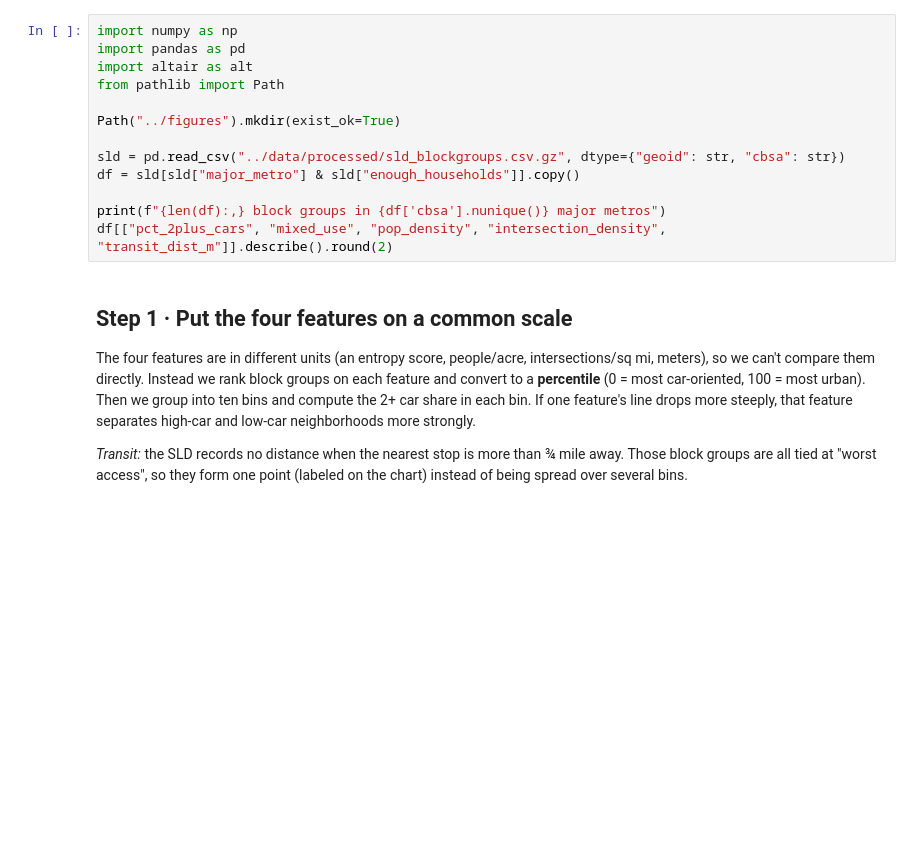
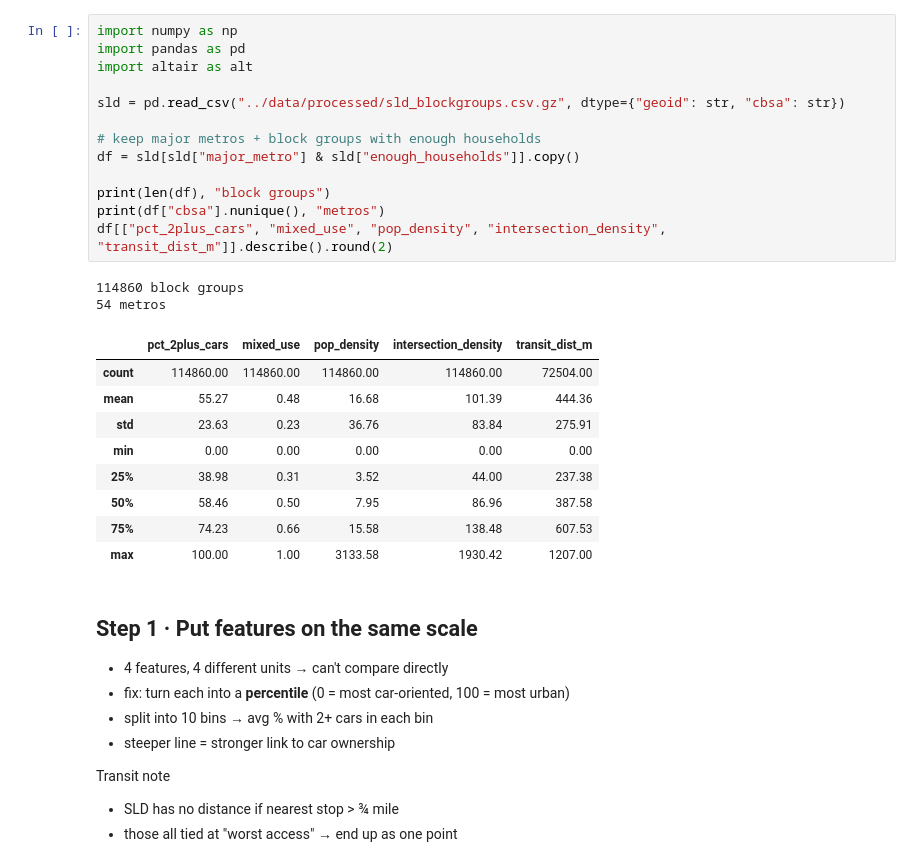
Before and after one commit to schaddha05/DATA23700-Final-Project, a Jupyter notebook: notebooks/01_built_environment_vs_car_ownership.ipynb, the cells around one changed output. Drawn from its saved outputs; the diff is of its cells as text; blank space fills up the shorter version.

```diff
--- a/notebooks/01_built_environment_vs_car_ownership.ipynb
+++ b/notebooks/01_built_environment_vs_car_ownership.ipynb
@@ -14,24 +20,37 @@ and transit access?
 # %%
 import numpy as np
 import pandas as pd
 import altair as alt
-from pathlib import Path
-
-Path("../figures").mkdir(exist_ok=True)
 
 sld = pd.read_csv("../data/processed/sld_blockgroups.csv.gz", dtype={"geoid": str, "cbsa": str})
+
+# keep major metros + block groups with enough households
 df = sld[sld["major_metro"] & sld["enough_households"]].copy()
 
-print(f"{len(df):,} block groups in {df['cbsa'].nunique()} major metros")
+print(len(df), "block groups")
+print(df["cbsa"].nunique(), "metros")
 df[["pct_2plus_cars", "mixed_use", "pop_density", "intersection_density", "transit_dist_m"]].describe().round(2)
+# %% [output]
+114860 block groups
+54 metros
+|  | pct_2plus_cars | mixed_use | pop_density | intersection_density | transit_dist_m |
+| count | 114860.00 | 114860.00 | 114860.00 | 114860.00 | 72504.00 |
+| mean | 55.27 | 0.48 | 16.68 | 101.39 | 444.36 |
+| std | 23.63 | 0.23 | 36.76 | 83.84 | 275.91 |
+| min | 0.00 | 0.00 | 0.00 | 0.00 | 0.00 |
+| 25% | 38.98 | 0.31 | 3.52 | 44.00 | 237.38 |
+| 50% | 58.46 | 0.50 | 7.95 | 86.96 | 387.58 |
+| 75% | 74.23 | 0.66 | 15.58 | 138.48 | 607.53 |
+| max | 100.00 | 1.00 | 3133.58 | 1930.42 | 1207.00 |
 # %% [markdown]
-## Step 1 · Put the four features on a common scale
+## Step 1 · Put features on the same scale
 
-The four features are in different units (an entropy score, people/acre, intersections/sq mi, meters), so we
-can't compare them directly. Instead we rank block groups on each feature and convert to a **percentile**
-(0 = most car-oriented, 100 = most urban). Then we group into ten bins and compute the 2+ car share in each bin.
-If one feature's line drops more steeply, that feature separates high-car and low-car neighborhoods more strongly.
+- 4 features, 4 different units → can't compare directly
+- fix: turn each into a **percentile** (0 = most car-oriented, 100 = most urban)
+- split into 10 bins → avg % with 2+ cars in each bin
+- steeper line = stronger link to car ownership
 
-*Transit:* the SLD records no distance when the nearest stop is more than ¾ mile away. Those block groups are all
-tied at "worst access", so they form one point (labeled on the chart) instead of being spread over several bins.
+Transit note
+- SLD has no distance if nearest stop > ¾ mile
+- those all tied at "worst access" → end up as one point
 # %%
```
Also changed, not shown: parts of 12 cells of this notebook, 5 other files.
